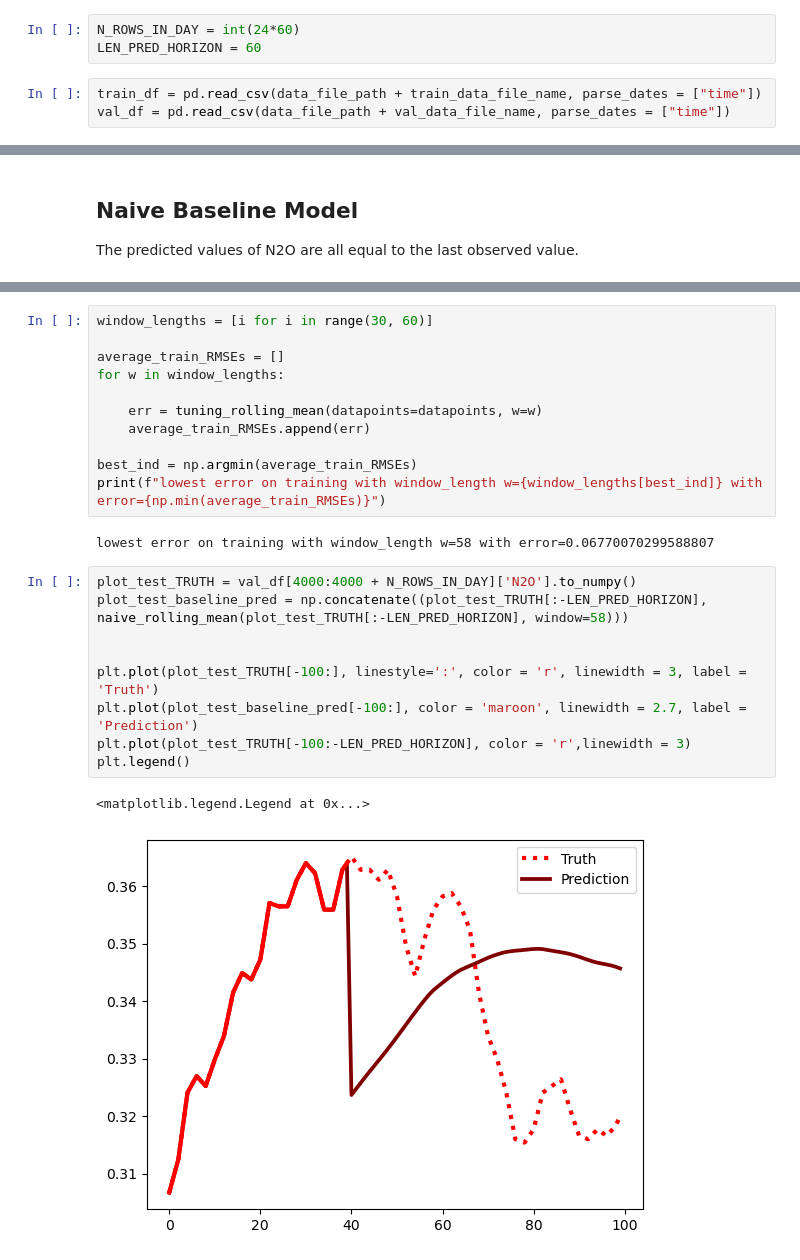
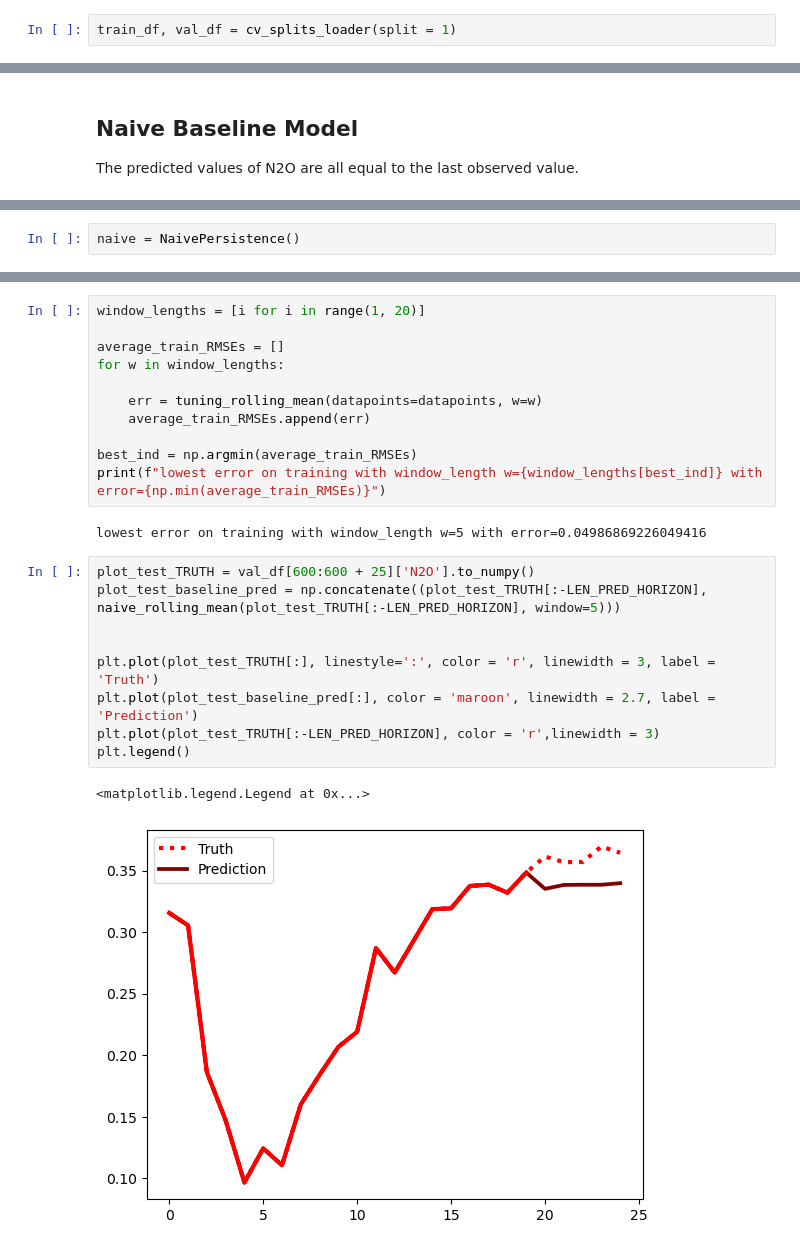
Before and after one commit to AmritpalSNijjar/wastewater_forecasting, a Jupyter notebook: notebooks/baselines.ipynb, the cells around one changed output, grey strips where cells are left out. Cells and saved outputs as stored; diff of their text form.

Commit message:
refactored naive model into a class

```diff
--- a/notebooks/baselines.ipynb
+++ b/notebooks/baselines.ipynb
@@ -15,6 +19,2 @@ val_data_file_name = 'wastewater_tank1_processed_val.csv'
-# %%
-N_ROWS_IN_DAY = int(24*60)
-LEN_PRED_HORIZON = 60
 # %%
-train_df = pd.read_csv(data_file_path + train_data_file_name, parse_dates = ["time"])
-val_df = pd.read_csv(data_file_path + val_data_file_name, parse_dates = ["time"])
+train_df, val_df = cv_splits_loader(split = 1)
@@ -71,0 +113,2 @@ def RMSE_persistence(val_df):
+# %%
+naive = NaivePersistence()
@@ -157,7 +205,7 @@ print("batching complete")
 initiating batching
 batching complete
 # %%
-window_lengths = [i for i in range(30, 60)]
+window_lengths = [i for i in range(1, 20)]
 
 average_train_RMSEs = []
 for w in window_lengths:
@@ -168,19 +216,19 @@ for w in window_lengths:
 best_ind = np.argmin(average_train_RMSEs)
 print(f"lowest error on training with window_length w={window_lengths[best_ind]} with error={np.min(average_train_RMSEs)}")
 # %% [output]
-lowest error on training with window_length w=58 with error=0.06770070299588807
+lowest error on training with window_length w=5 with error=0.04986869226049416
 # %%
-plot_test_TRUTH = val_df[4000:4000 + N_ROWS_IN_DAY]['N2O'].to_numpy()
-plot_test_baseline_pred = np.concatenate((plot_test_TRUTH[:-LEN_PRED_HORIZON], naive_rolling_mean(plot_test_TRUTH[:-LEN_PRED_HORIZON], window=58)))
+plot_test_TRUTH = val_df[600:600 + 25]['N2O'].to_numpy()
+plot_test_baseline_pred = np.concatenate((plot_test_TRUTH[:-LEN_PRED_HORIZON], naive_rolling_mean(plot_test_TRUTH[:-LEN_PRED_HORIZON], window=5)))
 
 
-plt.plot(plot_test_TRUTH[-100:], linestyle=':', color = 'r', linewidth = 3, label = 'Truth')
-plt.plot(plot_test_baseline_pred[-100:], color = 'maroon', linewidth = 2.7, label = 'Prediction')
-plt.plot(plot_test_TRUTH[-100:-LEN_PRED_HORIZON], color = 'r',linewidth = 3)
+plt.plot(plot_test_TRUTH[:], linestyle=':', color = 'r', linewidth = 3, label = 'Truth')
+plt.plot(plot_test_baseline_pred[:], color = 'maroon', linewidth = 2.7, label = 'Prediction')
+plt.plot(plot_test_TRUTH[:-LEN_PRED_HORIZON], color = 'r',linewidth = 3)
 plt.legend()
 # %% [output]
 <matplotlib.legend.Legend at 0x...>
-[figure, old version]
+[figure, new version]
 # %%
 def RMSE_rolling_mean(val_df):
     N2O_vals = val_df['N2O'].to_numpy()
```
Also changed, not shown: parts of 13 cells of this notebook.
